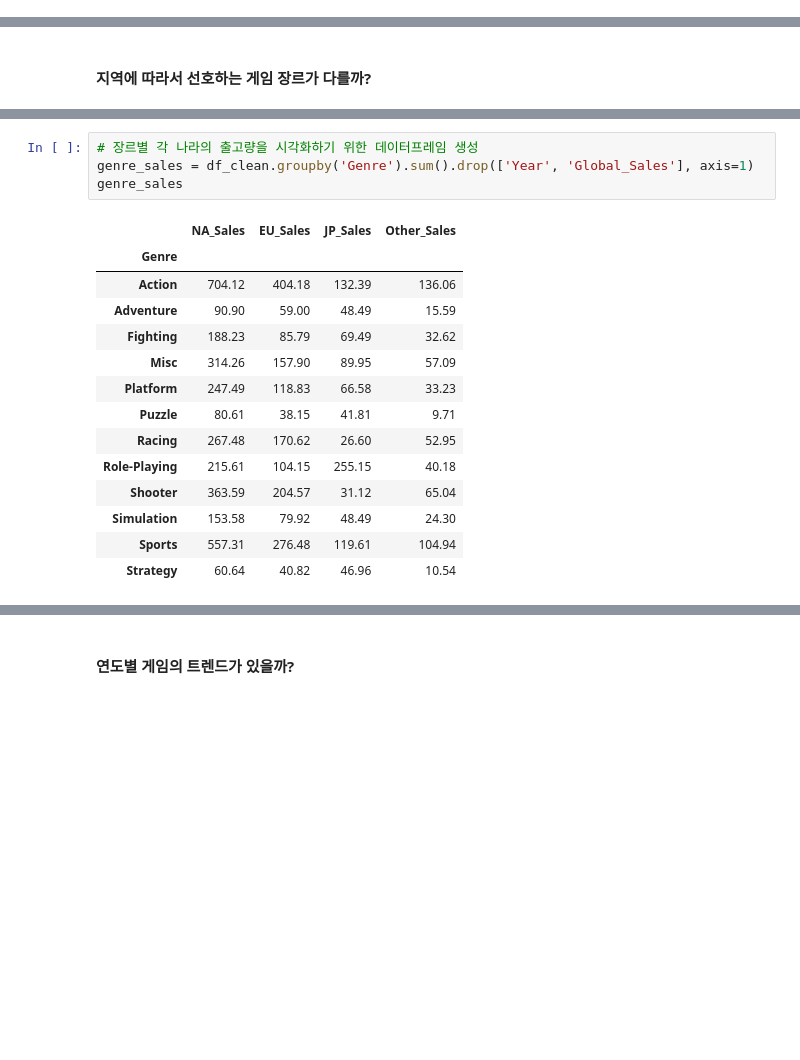
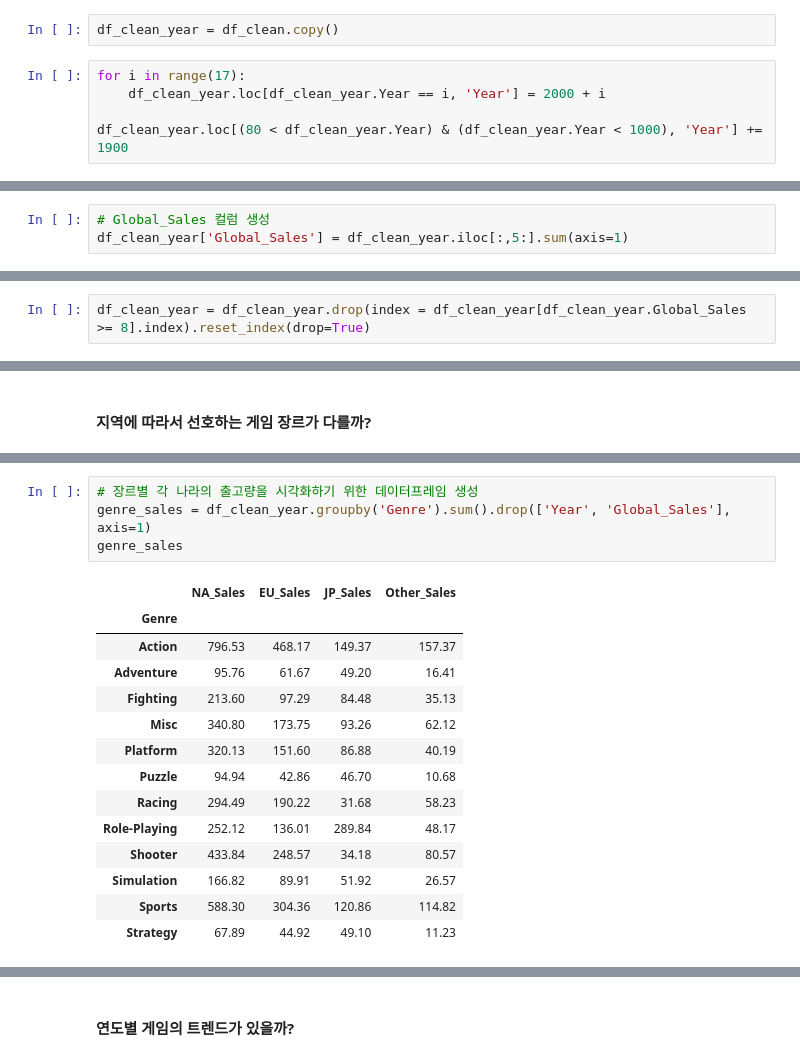
Before and after one commit to sh00-git/Project1-what-games-to-design-in-the-next-quarter, a Jupyter notebook: AI_14_박송희_Section1.ipynb, the cells around one changed output, grey strips where cells are left out. Cells and saved outputs as stored; diff of their text form; blank space fills up the shorter version.

```diff
--- a/AI_14_박송희_Section1.ipynb
+++ b/AI_14_박송희_Section1.ipynb
@@ -292,0 +336,7 @@ df_clean = df_clean[df_clean['Year']>1000]
+# %%
+df_clean_year = df_clean.copy()
+# %%
+for i in range(17):
+    df_clean_year.loc[df_clean_year.Year == i, 'Year'] = 2000 + i
+
+df_clean_year.loc[(80 < df_clean_year.Year) & (df_clean_year.Year < 1000), 'Year'] += 1900
@@ -559,0 +445,3 @@ df_clean.describe()
+# %%
+# Global_Sales 컬럼 생성
+df_clean_year['Global_Sales'] = df_clean_year.iloc[:,5:].sum(axis=1)
@@ -559,0 +500,2 @@ df_clean.describe()
+# %%
+df_clean_year = df_clean_year.drop(index = df_clean_year[df_clean_year.Global_Sales >= 8].index).reset_index(drop=True)
@@ -630,22 +648,22 @@ Name: Other_Sales, dtype: float64
 # %%
 # 장르별 각 나라의 출고량을 시각화하기 위한 데이터프레임 생성
-genre_sales = df_clean.groupby('Genre').sum().drop(['Year', 'Global_Sales'], axis=1)
+genre_sales = df_clean_year.groupby('Genre').sum().drop(['Year', 'Global_Sales'], axis=1)
 genre_sales
 # %% [output]
 |  | NA_Sales | EU_Sales | JP_Sales | Other_Sales |
 | Genre |  |  |  |  |
-| Action | 704.12 | 404.18 | 132.39 | 136.06 |
-| Adventure | 90.90 | 59.00 | 48.49 | 15.59 |
-| Fighting | 188.23 | 85.79 | 69.49 | 32.62 |
-| Misc | 314.26 | 157.90 | 89.95 | 57.09 |
-| Platform | 247.49 | 118.83 | 66.58 | 33.23 |
-| Puzzle | 80.61 | 38.15 | 41.81 | 9.71 |
-| Racing | 267.48 | 170.62 | 26.60 | 52.95 |
-| Role-Playing | 215.61 | 104.15 | 255.15 | 40.18 |
-| Shooter | 363.59 | 204.57 | 31.12 | 65.04 |
-| Simulation | 153.58 | 79.92 | 48.49 | 24.30 |
-| Sports | 557.31 | 276.48 | 119.61 | 104.94 |
-| Strategy | 60.64 | 40.82 | 46.96 | 10.54 |
+| Action | 796.53 | 468.17 | 149.37 | 157.37 |
+| Adventure | 95.76 | 61.67 | 49.20 | 16.41 |
+| Fighting | 213.60 | 97.29 | 84.48 | 35.13 |
+| Misc | 340.80 | 173.75 | 93.26 | 62.12 |
+| Platform | 320.13 | 151.60 | 86.88 | 40.19 |
+| Puzzle | 94.94 | 42.86 | 46.70 | 10.68 |
+| Racing | 294.49 | 190.22 | 31.68 | 58.23 |
+| Role-Playing | 252.12 | 136.01 | 289.84 | 48.17 |
+| Shooter | 433.84 | 248.57 | 34.18 | 80.57 |
+| Simulation | 166.82 | 89.91 | 51.92 | 26.57 |
+| Sports | 588.30 | 304.36 | 120.86 | 114.82 |
+| Strategy | 67.89 | 44.92 | 49.10 | 11.23 |
 # %%
 genre_sales.T
 # %% [output]
```
Also changed, not shown: parts of 120 cells of this notebook.
